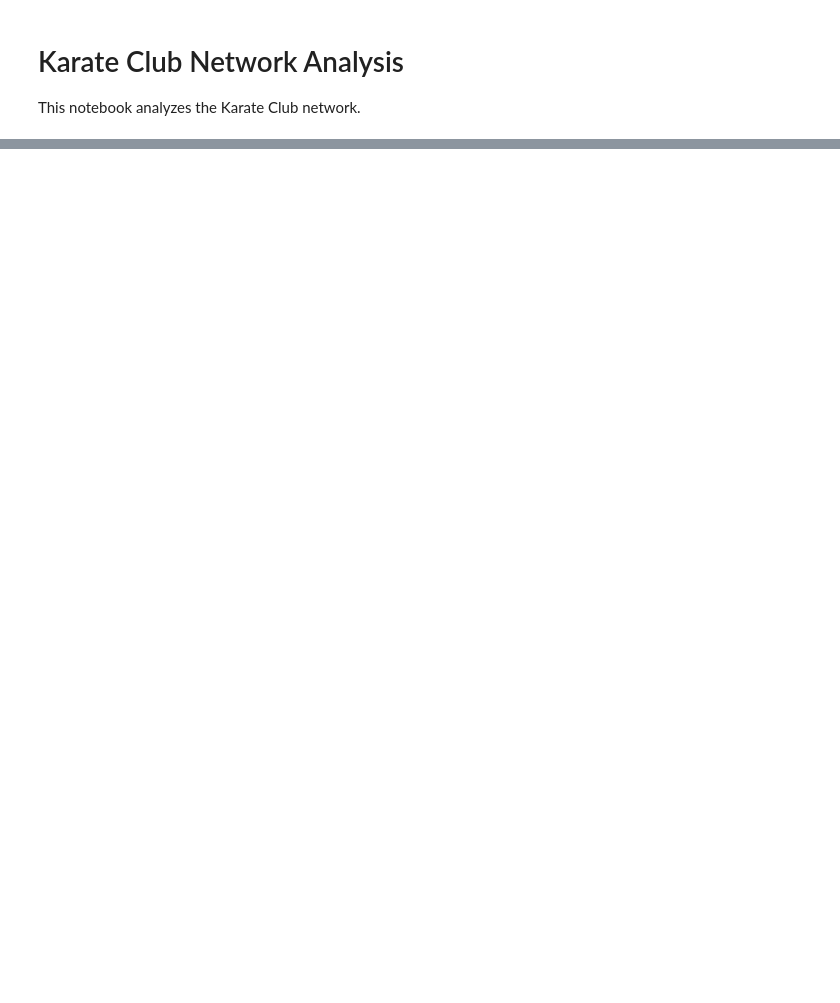
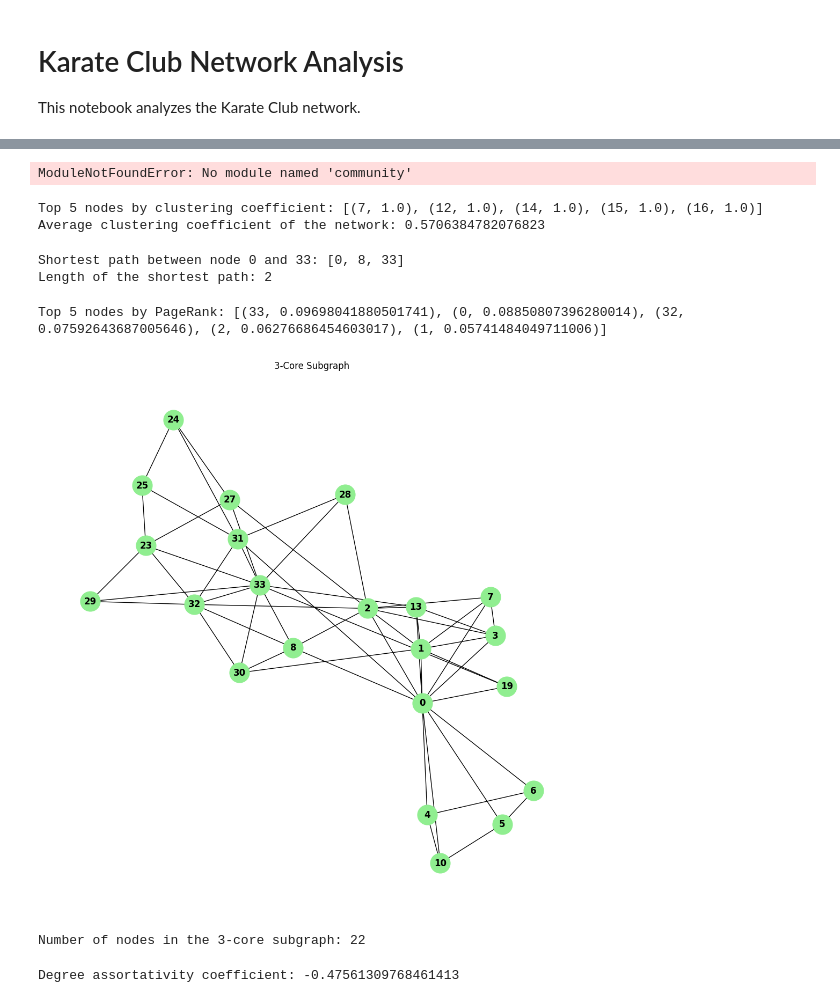
Before and after one commit to eeemile777/networkScience-Project, a Jupyter notebook: Karate Club Network.ipynb, the cells around one changed output, grey strips where cells are left out. Cells and saved outputs as stored; diff of their text form; code cells hidden in the pictures; blank space fills up the shorter version.

```diff
--- a/Karate Club Network.ipynb
+++ b/Karate Club Network.ipynb
@@ -37,0 +47,75 @@ plt.show()
+# %%
+# Louvain method for community detection
+import community as community_louvain
+import matplotlib.cm as cm
+
+# Compute the best partition (Louvain method)
+partition = community_louvain.best_partition(G)
+
+# Draw the graph with community colors
+pos = nx.spring_layout(G)
+cmap = cm.get_cmap('viridis', max(partition.values()) + 1)
+plt.figure(figsize=(10, 10))
+nx.draw_networkx_nodes(G, pos, partition.keys(), node_size=700,
+                       cmap=cmap, node_color=list(partition.values()))
+nx.draw_networkx_edges(G, pos, alpha=0.5)
+nx.draw_networkx_labels(G, pos)
+plt.title("Louvain Community Detection")
+plt.show()
+# %% [output]
+ModuleNotFoundError: No module named 'community'
+# %%
+# Clustering coefficient
+clustering_coeff = nx.clustering(G)
+
+# Top 5 nodes by clustering coefficient
+sorted_clustering = sorted(clustering_coeff.items(), key=lambda x: x[1], reverse=True)
+print("Top 5 nodes by clustering coefficient:", sorted_clustering[:5])
+
+# Average clustering coefficient of the whole network
+avg_clustering = nx.average_clustering(G)
+print("Average clustering coefficient of the network:", avg_clustering)
+# %% [output]
+Top 5 nodes by clustering coefficient: [(7, 1.0), (12, 1.0), (14, 1.0), (15, 1.0), (16, 1.0)]
+Average clustering coefficient of the network: 0.5706384782076823
+# %%
+# Shortest path between two random nodes (for example, node 0 and node 33)
+shortest_path = nx.shortest_path(G, source=0, target=33)
+print("Shortest path between node 0 and 33:", shortest_path)
+
+# Length of the shortest path
+path_length = nx.shortest_path_length(G, source=0, target=33)
+print("Length of the shortest path:", path_length)
+# %% [output]
+Shortest path between node 0 and 33: [0, 8, 33]
+Length of the shortest path: 2
+# %%
+# PageRank centrality
+pagerank = nx.pagerank(G)
+
+# Top 5 nodes by PageRank
+sorted_pagerank = sorted(pagerank.items(), key=lambda x: x[1], reverse=True)
+print("Top 5 nodes by PageRank:", sorted_pagerank[:5])
+# %% [output]
+Top 5 nodes by PageRank: [(33, 0.09698041880501741), (0, 0.08850807396280014), (32, 0.07592643687005646), (2, 0.06276686454603017), (1, 0.05741484049711006)]
+# %%
+# K-core decomposition
+k_core = nx.k_core(G, k=3)
+
+# Draw the k-core subgraph
+plt.figure(figsize=(10, 10))
+nx.draw(k_core, with_labels=True, node_color='lightgreen', font_weight='bold', node_size=700)
+plt.title("3-Core Subgraph")
+plt.show()
+
+# Number of nodes in the k-core subgraph
+print("Number of nodes in the 3-core subgraph:", k_core.number_of_nodes())
+# %% [output]
+[figure, added]
+Number of nodes in the 3-core subgraph: 22
+# %%
+# Degree assortativity
+degree_assortativity = nx.degree_assortativity_coefficient(G)
+print("Degree assortativity coefficient:", degree_assortativity)
+# %% [output]
+Degree assortativity coefficient: -0.47561309768461413
```
Also changed, not shown: parts of 9 cells of this notebook.
